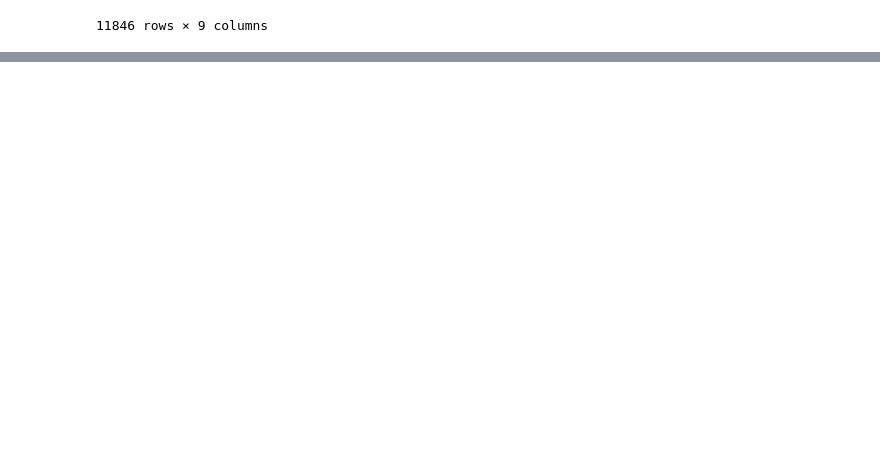
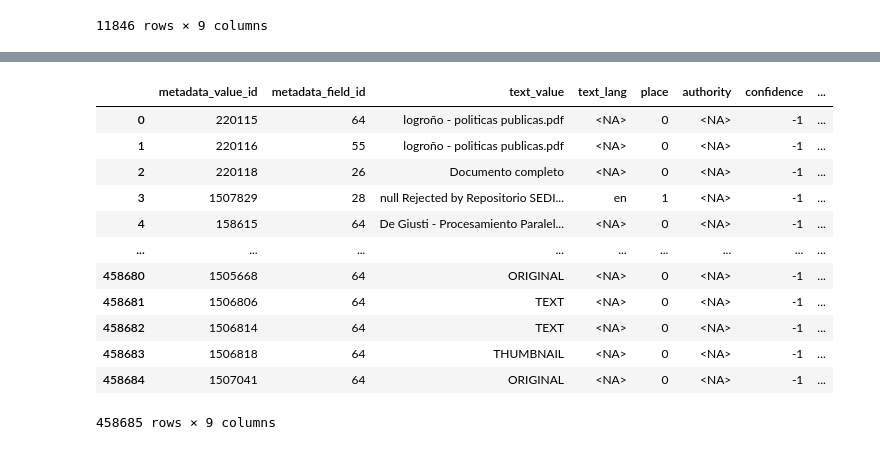
Before and after one commit to PabloDeAlbu/kedro-scholar, a Jupyter notebook: notebooks/dspacedb/land_dspacedb.ipynb, the cells around one changed output, grey strips where cells are left out. Saved outputs shown, nothing was run; the diff lists cells and outputs as text; code cells hidden in the pictures; blank space fills up the shorter version.

```diff
--- a/notebooks/dspacedb/land_dspacedb.ipynb
+++ b/notebooks/dspacedb/land_dspacedb.ipynb
@@ -17,6 +17,7 @@ df_metadataschemaregistry = catalog.load('raw/dspacedb/metadataschemaregistry#pa
 def land_dspacedb(item, metadatavalue, metadatafieldregistry, metadataschemaregistry):
     df_item = item
     df_metadatavalue = metadatavalue
+    df_metadatavalue['text_value'] = df_metadatavalue['text_value'].str.strip()
     df_metadatafieldregistry = metadatafieldregistry
     df_metadataschemaregistry = metadataschemaregistry
     return df_item, df_metadatavalue, df_metadatafieldregistry, df_metadataschemaregistry
@@ -39,3 +40,6 @@ df_item
 | 11844 | <NA> | True | False | 2024-02-26 20:02:27.421000+00:00 | True | a98a6bbd-6b8b-4eb3-beaa-ab61f18d0c8a | a2f68af7-65d0-4225-811e-3857c7277c8e | 10e2a8c1-a4e7-4eaa-88b5-cf392772bacd | ... |
 | 11845 | <NA> | True | False | 2024-02-26 20:02:40.966000+00:00 | True | c969c950-f30e-43ac-bdcf-0b616024c1e6 | a2f68af7-65d0-4225-811e-3857c7277c8e | 10e2a8c1-a4e7-4eaa-88b5-cf392772bacd | ... |
 11846 rows × 9 columns
+# %%
+df_metadatavalue
+# %% [output]
@@ -41,0 +47,13 @@ df_item
+|  | metadata_value_id | metadata_field_id | text_value | text_lang | place | authority | confidence | ... |
+| 0 | 220115 | 64 | logroño - politicas publicas.pdf | <NA> | 0 | <NA> | -1 | ... |
+| 1 | 220116 | 55 | logroño - politicas publicas.pdf | <NA> | 0 | <NA> | -1 | ... |
+| 2 | 220118 | 26 | Documento completo | <NA> | 0 | <NA> | -1 | ... |
+| 3 | 1507829 | 28 | null Rejected by Repositorio SEDI... | en | 1 | <NA> | -1 | ... |
+| 4 | 158615 | 64 | De Giusti - Procesamiento Paralel... | <NA> | 0 | <NA> | -1 | ... |
+| ... | ... | ... | ... | ... | ... | ... | ... | ... |
+| 458680 | 1505668 | 64 | ORIGINAL | <NA> | 0 | <NA> | -1 | ... |
+| 458681 | 1506806 | 64 | TEXT | <NA> | 0 | <NA> | -1 | ... |
+| 458682 | 1506814 | 64 | TEXT | <NA> | 0 | <NA> | -1 | ... |
+| 458683 | 1506818 | 64 | THUMBNAIL | <NA> | 0 | <NA> | -1 | ... |
+| 458684 | 1507041 | 64 | ORIGINAL | <NA> | 0 | <NA> | -1 | ... |
+458685 rows × 9 columns
```
Also changed, not shown: parts of 2 cells of this notebook, 1 other file.
